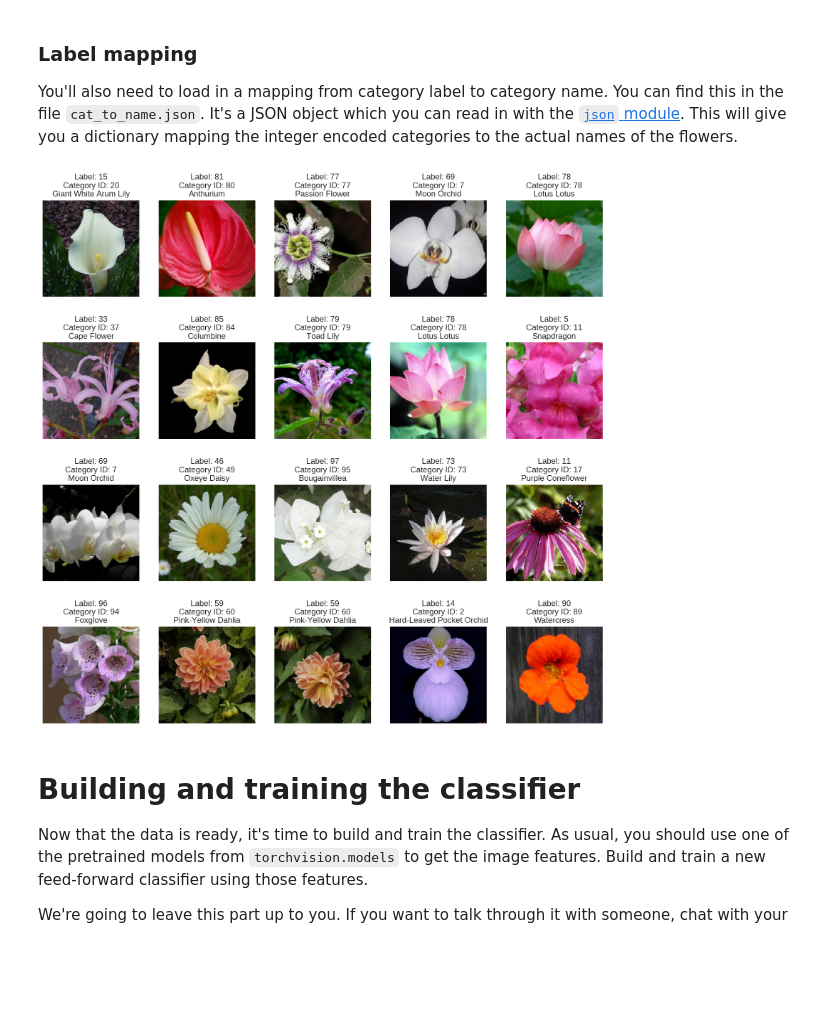
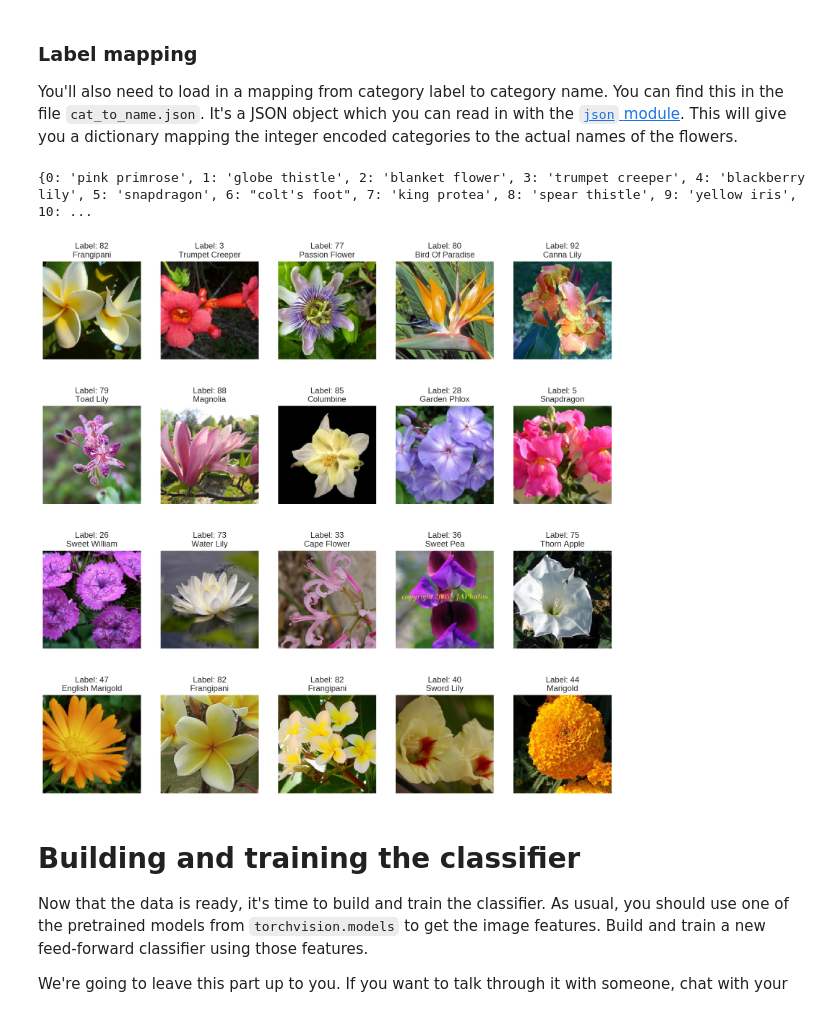
Before and after one commit to silviomori/udacity-deeplearning-pytorch-challenge-lab, a Jupyter notebook: Image Classifier Project.ipynb, the cells around one changed output. Cells and saved outputs as stored; diff of their text form; code cells hidden in the pictures; blank space fills up the shorter version.

Commit message:
refactor: Create a dictionary: category labels to category names

```diff
--- a/Image Classifier Project.ipynb
+++ b/Image Classifier Project.ipynb
@@ -150,10 +150,16 @@ You'll also need to load in a mapping from category label to category name. You
 with open('cat_to_name.json', 'r') as f:
     cat_to_name = json.load(f)
 
-cat_order, _ = datasets.folder.find_classes(train_dir)
+class_to_idx = image_datasets['train_data'].class_to_idx
 
-#print(cat_order)
-#print(cat_to_name)
+cat_label_to_name = {}
+for cat, label in class_to_idx.items():
+    name = cat_to_name.get(cat)
+    cat_label_to_name[label] = name
+
+print(cat_label_to_name)
+# %% [output]
+{0: 'pink primrose', 1: 'globe thistle', 2: 'blanket flower', 3: 'trumpet creeper', 4: 'blackberry lily', 5: 'snapdragon', 6: "colt's foot", 7: 'king protea', 8: 'spear thistle', 9: 'yellow iris', 10: ...
 # %%
 def imgview(img, title, ax):
     # un-normalize
@@ -167,27 +173,25 @@ def imgview(img, title, ax):
 # %%
 # obtain one batch of training images
 dataiter = iter(dataloaders['train_data'])
 images, labels = dataiter.next()
 
 images = images.numpy() # convert images to numpy for display
 
 # show some test images
 fig = plt.figure(figsize=(15, 15))
 fig_rows, fig_cols = 4, 5
 for index in np.arange(fig_rows*fig_cols):
 
     img = images[index]
 
     label = labels[index].item()
-    cat = cat_order[label]
-    cat_name = cat_to_name[str(cat)]
-    title = f'Label: {label}\nCategory ID: {cat}\n{cat_name.title()}'
+    title = f'Label: {label}\n{cat_label_to_name[label].title()}'
 
     ax = fig.add_subplot(fig_rows, fig_cols, index+1, xticks=[], yticks=[])
 
     imgview(img, title, ax)
 # %% [output]
-[figure, old version]
+[figure, new version]
 # %% [markdown]
 # Building and training the classifier
 
```
